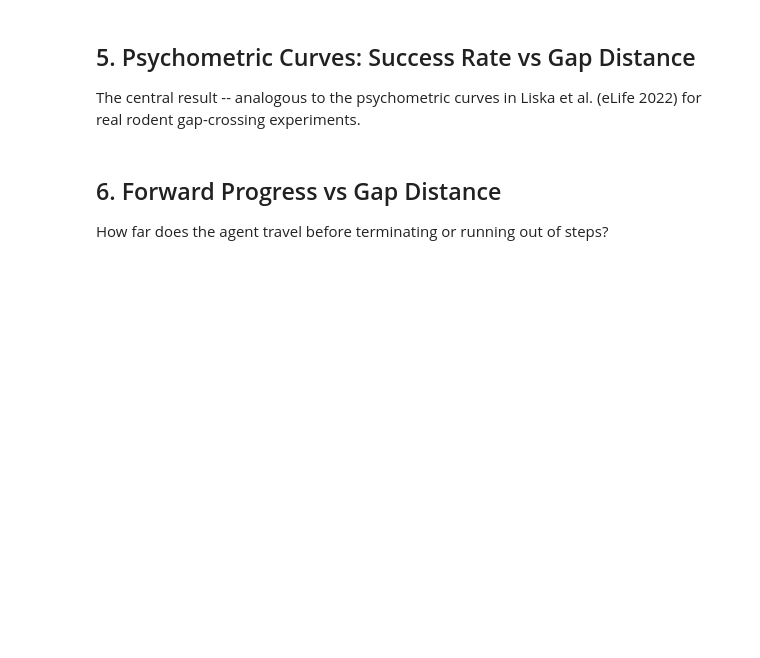
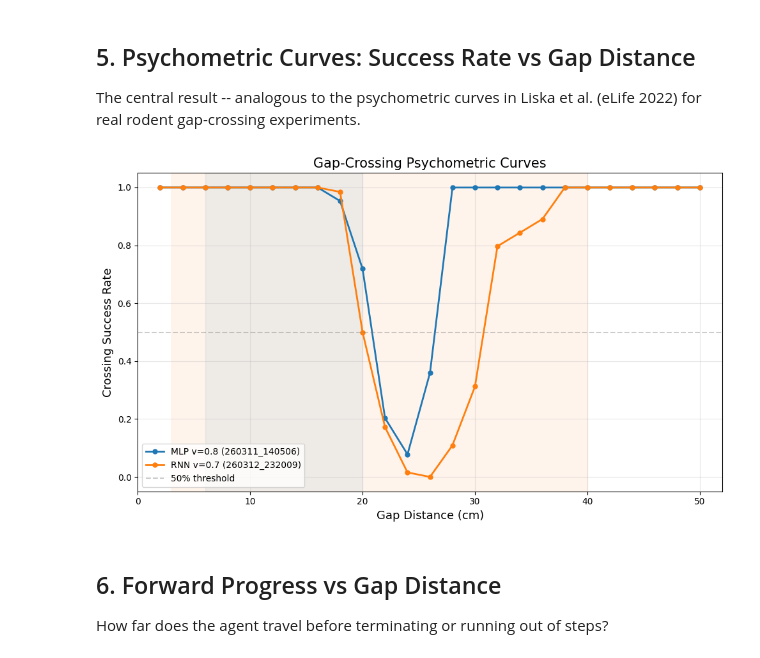
Before and after one commit to talmolab/vnl-playground, a Jupyter notebook: notebooks/gaps-related/gap_distance_limit_analysis.ipynb, the cells around one changed output. Saved outputs shown, nothing was run; the diff lists cells and outputs as text; code cells hidden in the pictures; blank space fills up the shorter version.

```diff
--- a/notebooks/gaps-related/gap_distance_limit_analysis.ipynb
+++ b/notebooks/gaps-related/gap_distance_limit_analysis.ipynb
@@ -93,11 +92,11 @@ CHECKPOINTS = OrderedDict(
             "arch": "rnn",
             "color": "#ff7f0e",
         },
-        "260313_231545": {
-            "label": "MLP v=1.0",
-            "arch": "mlp",
-            "color": "#2ca02c",
-        },
+        # "260313_231545": {
+        #     "label": "MLP v=1.0",
+        #     "arch": "mlp",
+        #     "color": "#2ca02c",
+        # },
     }
 )
 
@@ -785,6 +811,8 @@ Liska et al. (eLife 2022) for real rodent gap-crossing experiments.
 fig, ax = plt.subplots(figsize=(10, 6))
 
 for run_id, info in CHECKPOINTS.items():
+    if run_id == "260313_231545":
+        continue
     results = all_results[run_id]
     gaps = sorted(results.keys())
     crossing_rates = [results[g]["crossing_rate"] for g in gaps]
@@ -797,33 +825,35 @@ for run_id, info in CHECKPOINTS.items():
         color=info["color"],
         label=f'{info["label"]} ({run_id})',
         linewidth=2,
         markersize=5,
     )
 
 # Mark the training gap ranges for each checkpoint
 configs = {rid: load_checkpoint_config(rid) for rid in CHECKPOINTS}
 for run_id, info in CHECKPOINTS.items():
     cfg = configs[run_id]
     gap_range = cfg["env_config"]["env_args"]["gap_length_range"]
     ax.axvspan(
         gap_range[0] * 100,
         gap_range[1] * 100,
         alpha=0.08,
         color=info["color"],
         label=f"_training range {run_id}",
     )
 
 ax.set_xlabel("Gap Distance (cm)", fontsize=13)
 ax.set_ylabel("Crossing Success Rate", fontsize=13)
 ax.set_title("Gap-Crossing Psychometric Curves", fontsize=15)
 ax.set_ylim(-0.05, 1.05)
 ax.set_xlim(0, GAP_DISTANCES.max() * 100 + 2)
 ax.axhline(y=0.5, color="gray", linestyle="--", alpha=0.4, label="50% threshold")
 ax.legend(loc="lower left", fontsize=10)
 ax.grid(True, alpha=0.3)
 
 plt.tight_layout()
 plt.show()
+# %% [output]
+[figure, added]
 # %% [markdown]
 ## 6. Forward Progress vs Gap Distance
 
```
Also changed, not shown: parts of 7 cells of this notebook, 4 other files.
